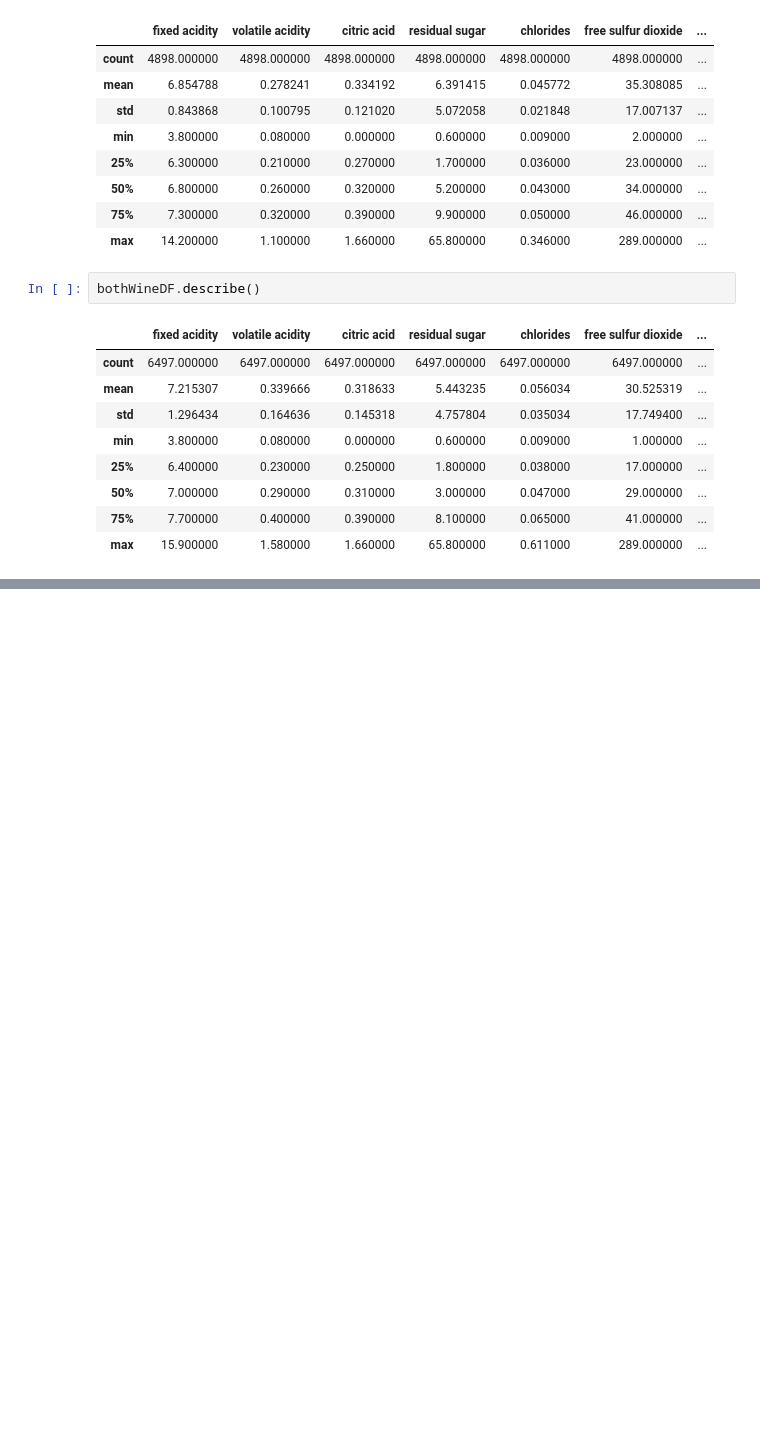
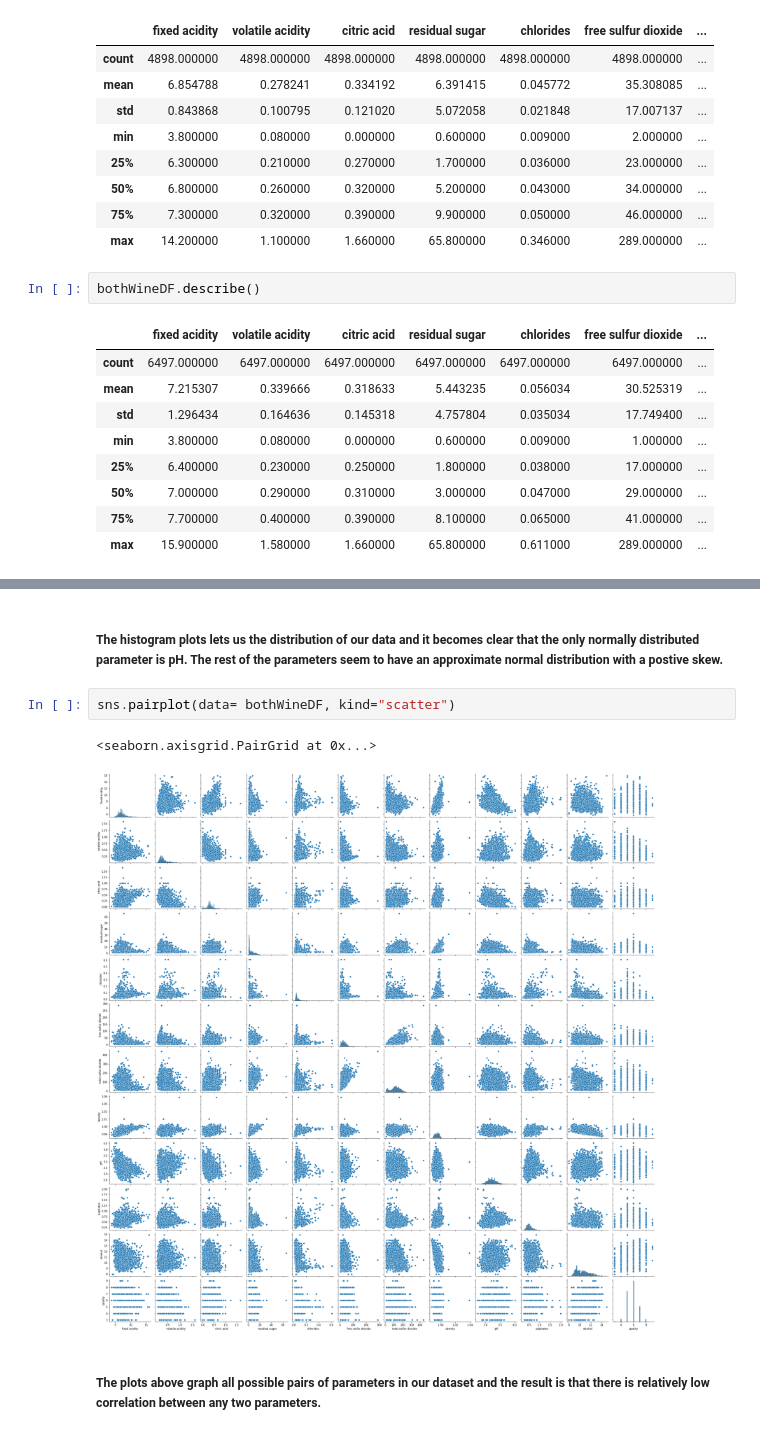
Before and after one commit to teddybeargun/COGS118B, a Jupyter notebook: WineEDA.ipynb, the cells around one changed output, grey strips where cells are left out. Drawn from its saved outputs; the diff is of its cells as text; blank space fills up the shorter version.

```diff
--- a/WineEDA.ipynb
+++ b/WineEDA.ipynb
@@ -109 +138,10 @@ for x in columnNames:
+# %% [markdown]
+##### The histogram plots lets us the distribution of our data and it becomes clear that the only normally distributed parameter is pH. The rest of the parameters seem to have an approximate normal distribution with a postive skew.
+# %%
+sns.pairplot(data= bothWineDF, kind="scatter")
+# %% [output]
+<seaborn.axisgrid.PairGrid at 0x...>
+[figure, added]
+# %% [markdown]
+##### The plots above graph all possible pairs of parameters in our dataset and the result is that there is relatively low correlation between any two parameters.
 # %% [markdown]
```
Also changed, not shown: parts of 11 cells of this notebook.
